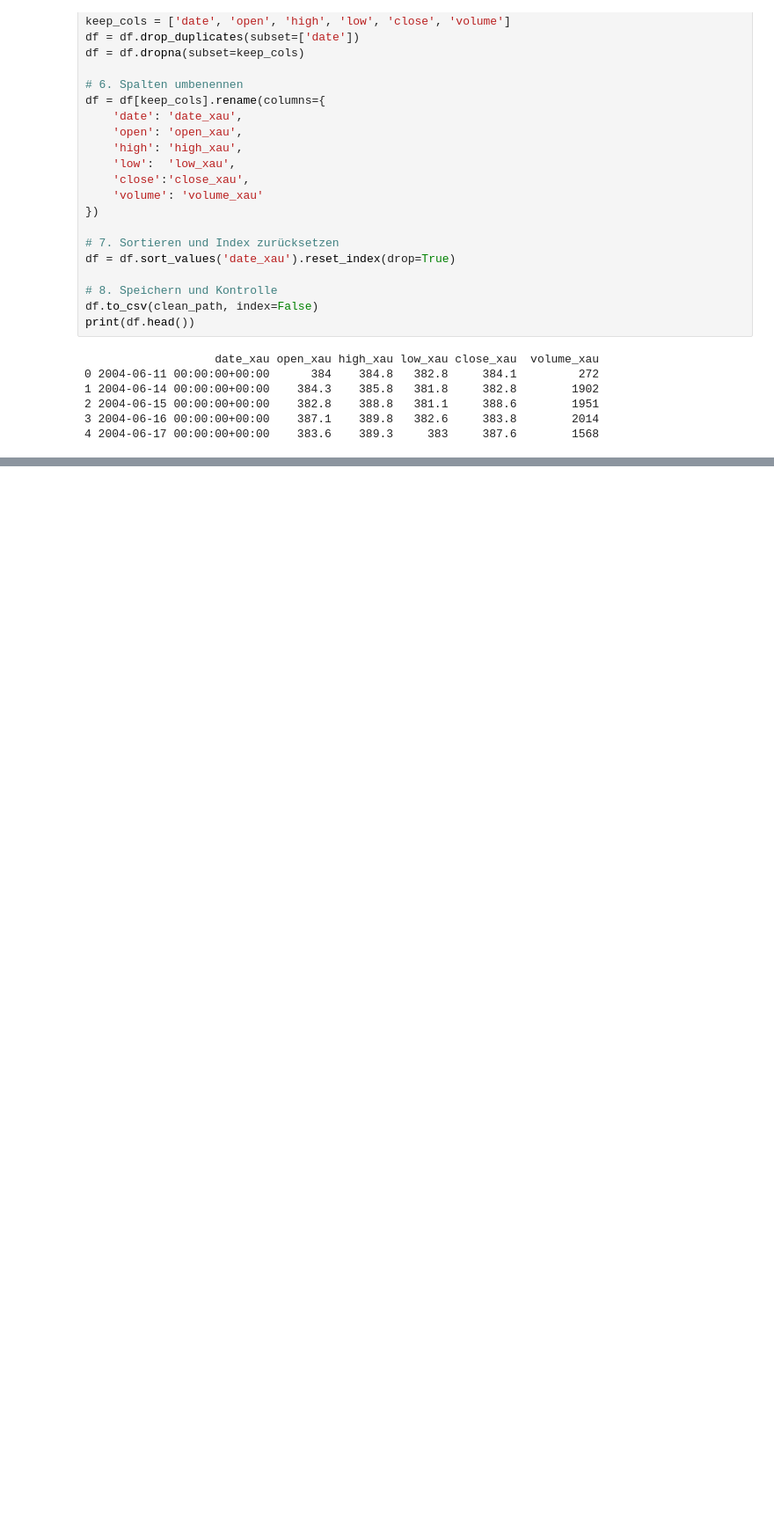
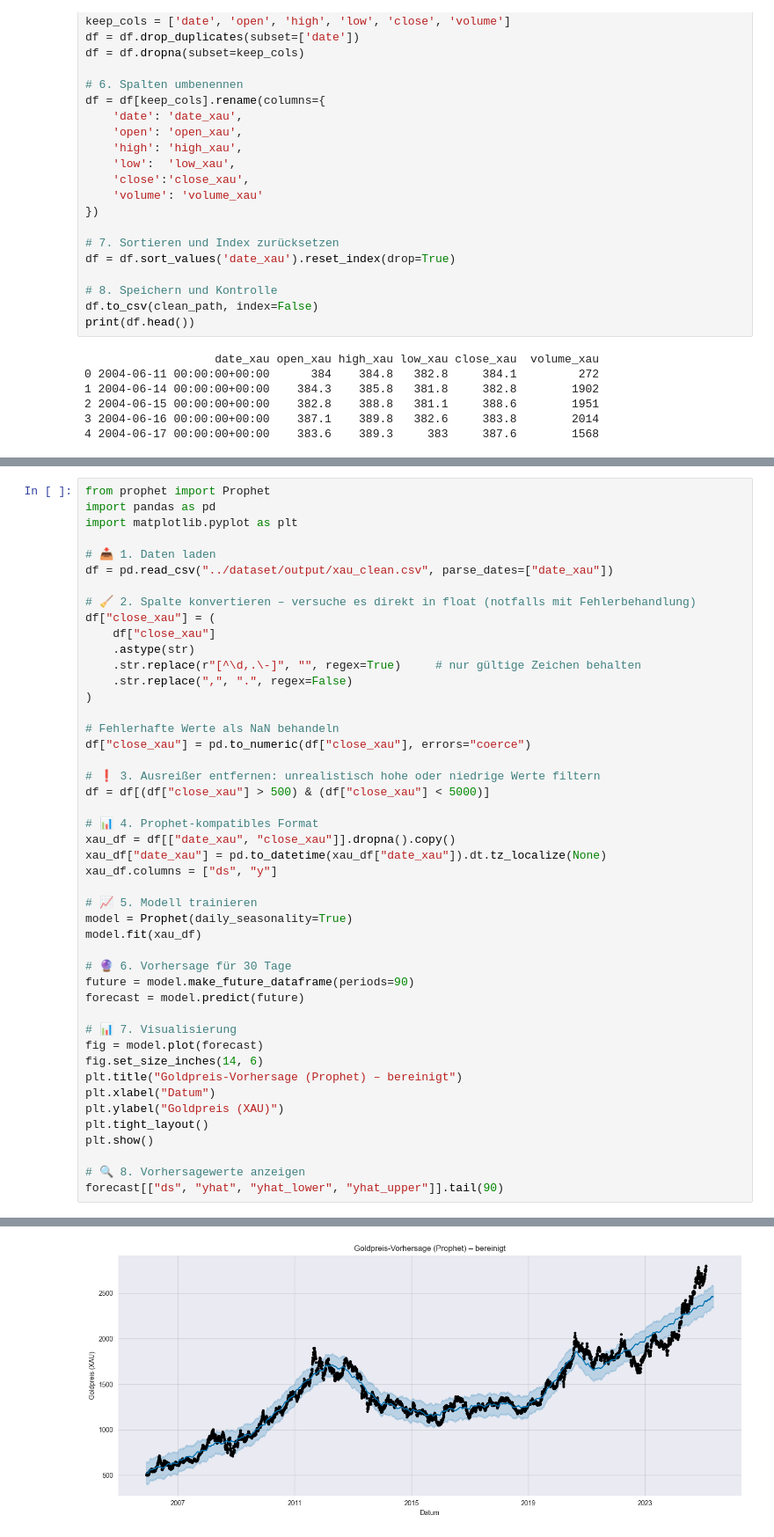
Before and after one commit to mohammadtaiba/DataVision, a Jupyter notebook: notebooks/xau.ipynb, the cells around one changed output, grey strips where cells are left out. Shown at 88% size. Cells and saved outputs as stored; diff of their text form; blank space fills up the shorter version.

```diff
--- a/notebooks/xau.ipynb
+++ b/notebooks/xau.ipynb
@@ -112,0 +115,47 @@ print(df.head())
+# %%
+from prophet import Prophet
+import pandas as pd
+import matplotlib.pyplot as plt
+
+# 📥 1. Daten laden
+df = pd.read_csv("../dataset/output/xau_clean.csv", parse_dates=["date_xau"])
+
+# 🧹 2. Spalte konvertieren – versuche es direkt in float (notfalls mit Fehlerbehandlung)
+df["close_xau"] = (
+    df["close_xau"]
+    .astype(str)
+    .str.replace(r"[^\d,.\-]", "", regex=True)     # nur gültige Zeichen behalten
+    .str.replace(",", ".", regex=False)
+)
+
+# Fehlerhafte Werte als NaN behandeln
+df["close_xau"] = pd.to_numeric(df["close_xau"], errors="coerce")
+
+# ❗ 3. Ausreißer entfernen: unrealistisch hohe oder niedrige Werte filtern
+df = df[(df["close_xau"] > 500) & (df["close_xau"] < 5000)]
+
+# 📊 4. Prophet-kompatibles Format
+xau_df = df[["date_xau", "close_xau"]].dropna().copy()
+xau_df["date_xau"] = pd.to_datetime(xau_df["date_xau"]).dt.tz_localize(None)
+xau_df.columns = ["ds", "y"]
+
+# 📈 5. Modell trainieren
+model = Prophet(daily_seasonality=True)
+model.fit(xau_df)
+
+# 🔮 6. Vorhersage für 30 Tage
+future = model.make_future_dataframe(periods=90)
+forecast = model.predict(future)
+
+# 📊 7. Visualisierung
+fig = model.plot(forecast)
+fig.set_size_inches(14, 6)
+plt.title("Goldpreis-Vorhersage (Prophet) – bereinigt")
+plt.xlabel("Datum")
+plt.ylabel("Goldpreis (XAU)")
+plt.tight_layout()
+plt.show()
+
+# 🔍 8. Vorhersagewerte anzeigen
+forecast[["ds", "yhat", "yhat_lower", "yhat_upper"]].tail(90)
+# %% [output]
@@ -112,0 +164 @@ print(df.head())
+[figure, added]
```
Also changed, not shown: parts of 2 cells of this notebook, 2 other files.
